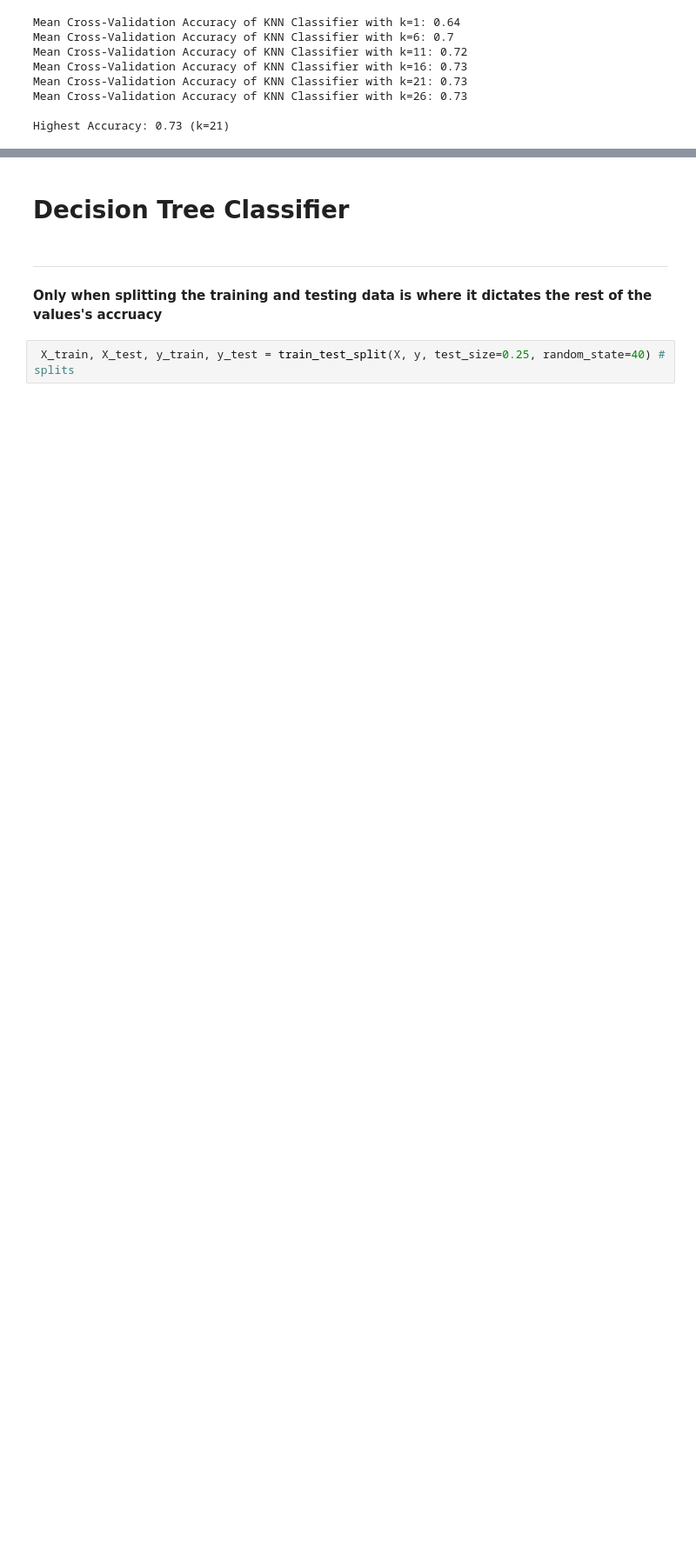
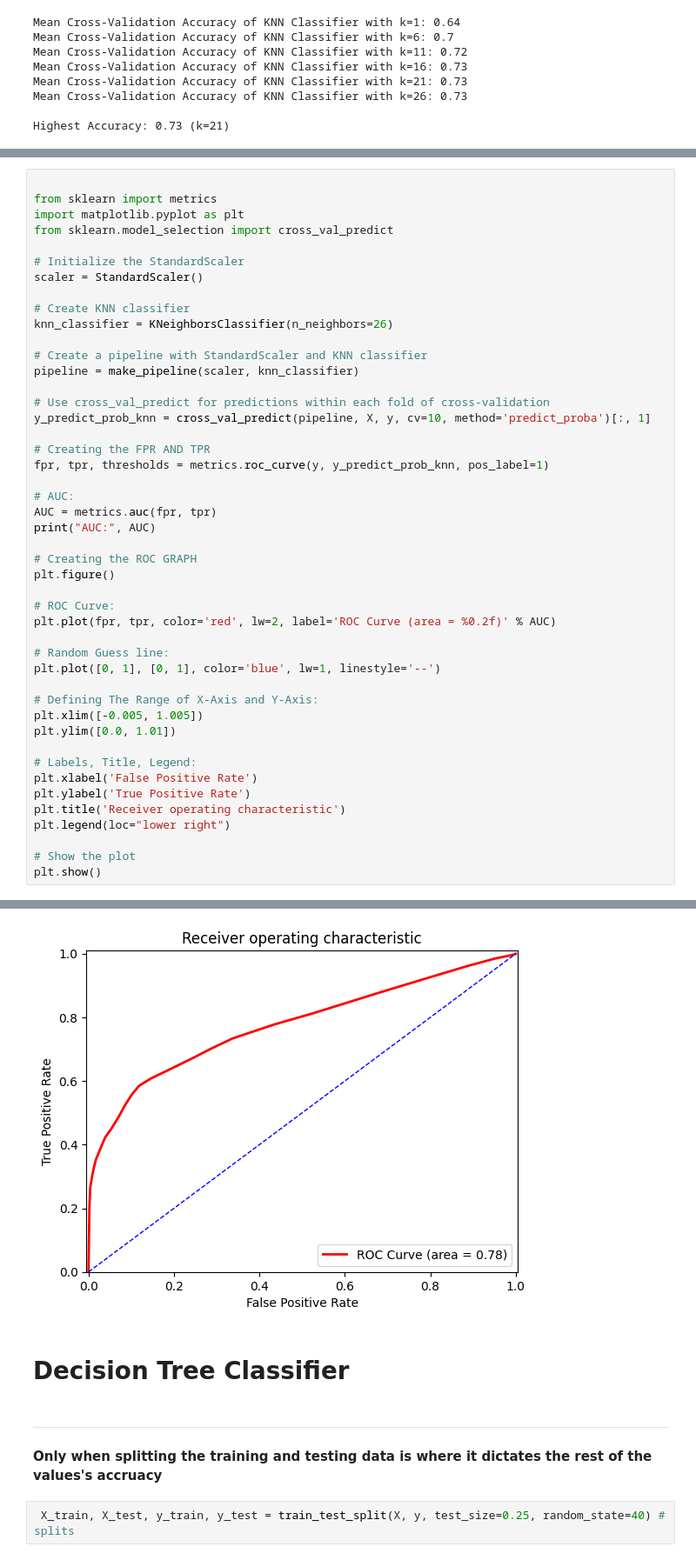
Before and after one commit to 248KMB/SpaceShipTatanic-Project, a Jupyter notebook: MAIN_CS4661_PROJECT_(1).ipynb, the cells around one changed output, grey strips where cells are left out. Shown at 87% size. Saved outputs shown, nothing was run; the diff lists cells and outputs as text; blank space fills up the shorter version.

```diff
--- a/MAIN_CS4661_PROJECT_(1).ipynb
+++ b/MAIN_CS4661_PROJECT_(1).ipynb
@@ -288,0 +244,47 @@ Highest Accuracy: 0.73 (k=21)
+# %%
+
+from sklearn import metrics
+import matplotlib.pyplot as plt
+from sklearn.model_selection import cross_val_predict
+
+# Initialize the StandardScaler
+scaler = StandardScaler()
+
+# Create KNN classifier
+knn_classifier = KNeighborsClassifier(n_neighbors=26)
+
+# Create a pipeline with StandardScaler and KNN classifier
+pipeline = make_pipeline(scaler, knn_classifier)
+
+# Use cross_val_predict for predictions within each fold of cross-validation
+y_predict_prob_knn = cross_val_predict(pipeline, X, y, cv=10, method='predict_proba')[:, 1]
+
+# Creating the FPR AND TPR
+fpr, tpr, thresholds = metrics.roc_curve(y, y_predict_prob_knn, pos_label=1)
+
+# AUC:
+AUC = metrics.auc(fpr, tpr)
+print("AUC:", AUC)
+
+# Creating the ROC GRAPH
+plt.figure()
+
+# ROC Curve:
+plt.plot(fpr, tpr, color='red', lw=2, label='ROC Curve (area = %0.2f)' % AUC)
+
+# Random Guess line:
+plt.plot([0, 1], [0, 1], color='blue', lw=1, linestyle='--')
+
+# Defining The Range of X-Axis and Y-Axis:
+plt.xlim([-0.005, 1.005])
+plt.ylim([0.0, 1.01])
+
+# Labels, Title, Legend:
+plt.xlabel('False Positive Rate')
+plt.ylabel('True Positive Rate')
+plt.title('Receiver operating characteristic')
+plt.legend(loc="lower right")
+
+# Show the plot
+plt.show()
+# %% [output]
@@ -289,3 +292,4 @@ Highest Accuracy: 0.73 (k=21)
+[figure, added]
 # %% [markdown]
 # **Decision Tree Classifier**
 # %% [markdown]
```
Also changed, not shown: parts of 19 cells of this notebook.
